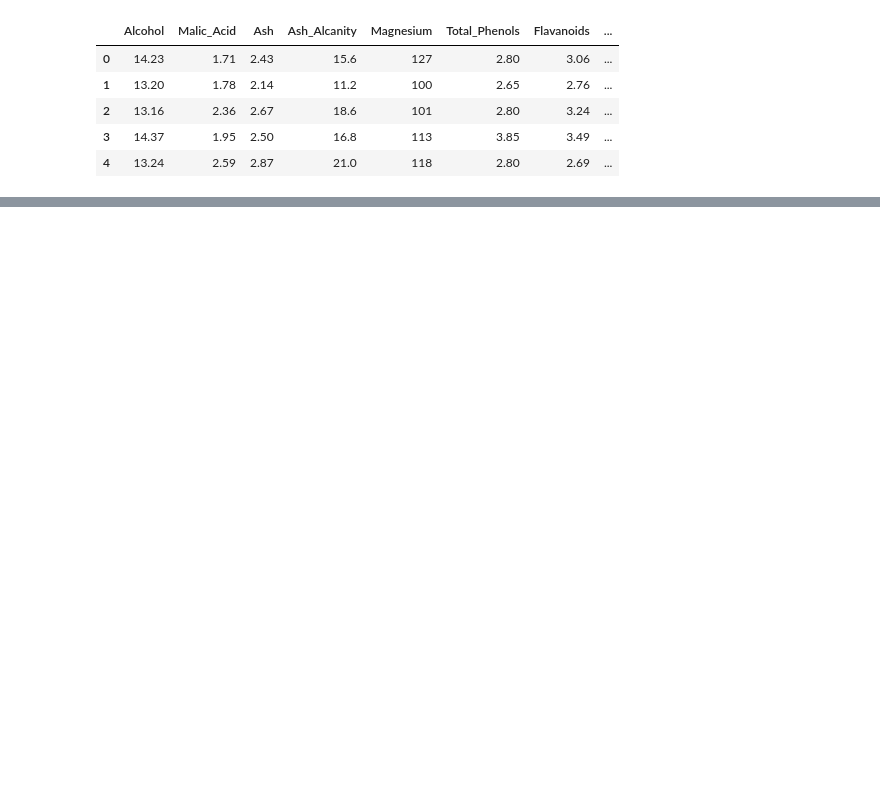
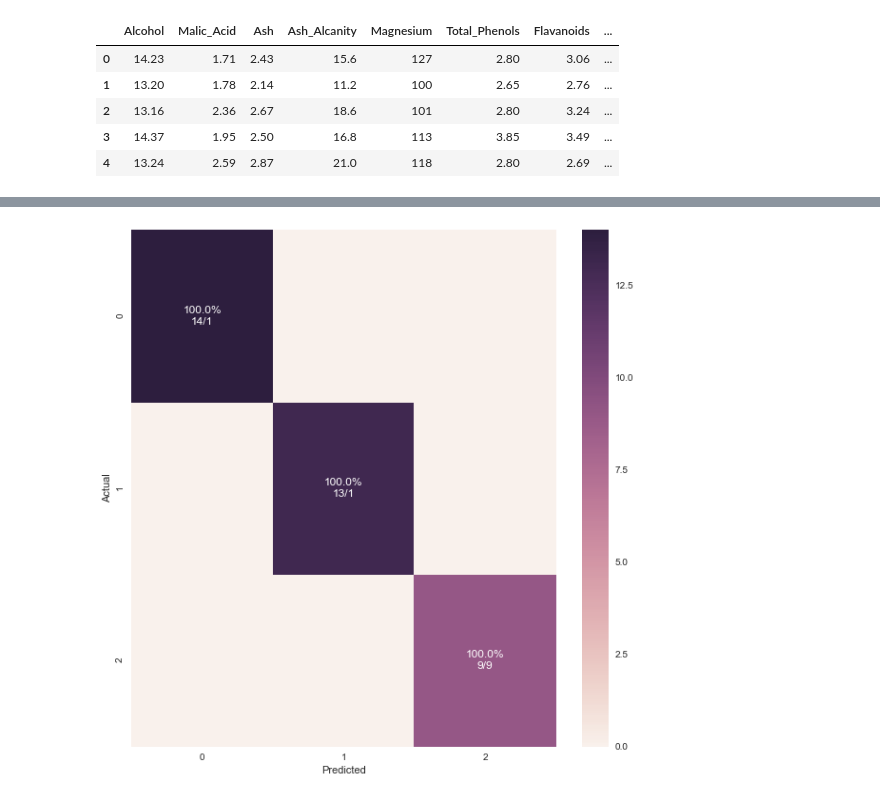
Before and after one commit to helensilva14/neural-network-wine-classification, a Jupyter notebook: keras-wine-classification.ipynb, the cells around one changed output, grey strips where cells are left out. Saved outputs shown, nothing was run; the diff lists cells and outputs as text; code cells hidden in the pictures; blank space fills up the shorter version.

```diff
--- a/keras-wine-classification.ipynb
+++ b/keras-wine-classification.ipynb
@@ -46,0 +101,8 @@ wine.describe().transpose()
+# %%
+# fit model
+history_callback = model.fit(X_train, Y_train,
+                             batch_size=2,
+                             epochs=50,
+                             verbose=1,
+                             validation_data=(X_test, Y_test),
+                             callbacks=[cb])
@@ -46,0 +127,4 @@ wine.describe().transpose()
+# %%
+Y_pred = model.predict(X_test)
+
+Y_pred
@@ -46,0 +149,2 @@ wine.describe().transpose()
+# %%
+matrix = confusion_matrix(Y_test.argmax(axis=1), Y_pred.argmax(axis=1), [0, 1, 2])
@@ -46,0 +166,28 @@ wine.describe().transpose()
+# %%
+cm_sum = np.sum(matrix, axis=1, keepdims=True)
+cm_perc = matrix / cm_sum.astype(float) * 100
+annot = np.empty_like(matrix).astype(str)
+nrows, ncols = matrix.shape
+# %%
+for i in range(nrows):
+    for j in range(ncols):
+        c = matrix[i, j]
+        p = cm_perc[i, j]
+        if i == j:
+            s = cm_sum[i]
+            annot[i, j] = '%.1f%%\n%d/%d' % (p, c, s)
+        elif c == 0:
+            annot[i, j] = ''
+        else:
+            annot[i, j] = '%.1f%%\n%d' % (p, c)
+
+matrix = pd.DataFrame(matrix, index=[0, 1, 2], columns=[0, 1, 2])
+matrix.index.name = 'Actual'
+matrix.columns.name = 'Predicted'
+fig, ax = plt.subplots(figsize=(10,10))
+sns.heatmap(matrix, annot=annot, fmt='', ax=ax)
+
+plt.show()
+plt.savefig('model_matrix.png')
+# %% [output]
+[figure, added]
```
Also changed, not shown: parts of 18 cells of this notebook.
